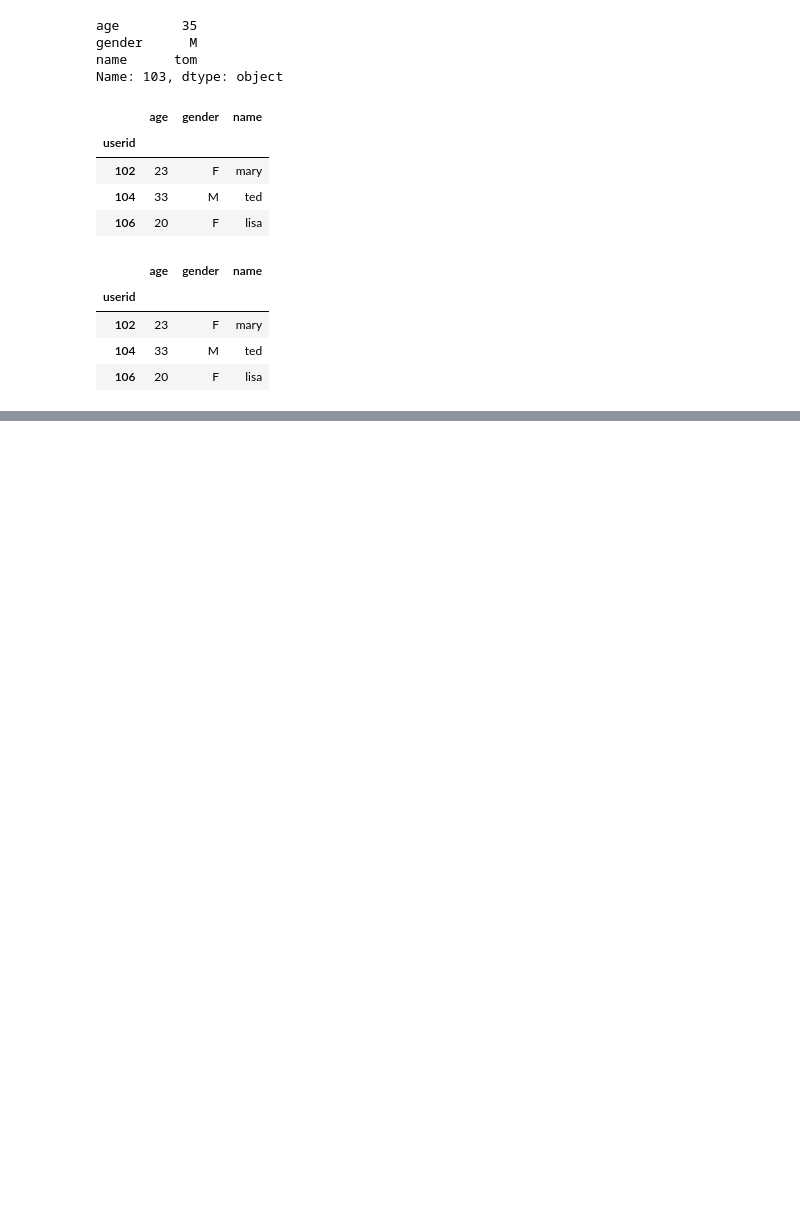
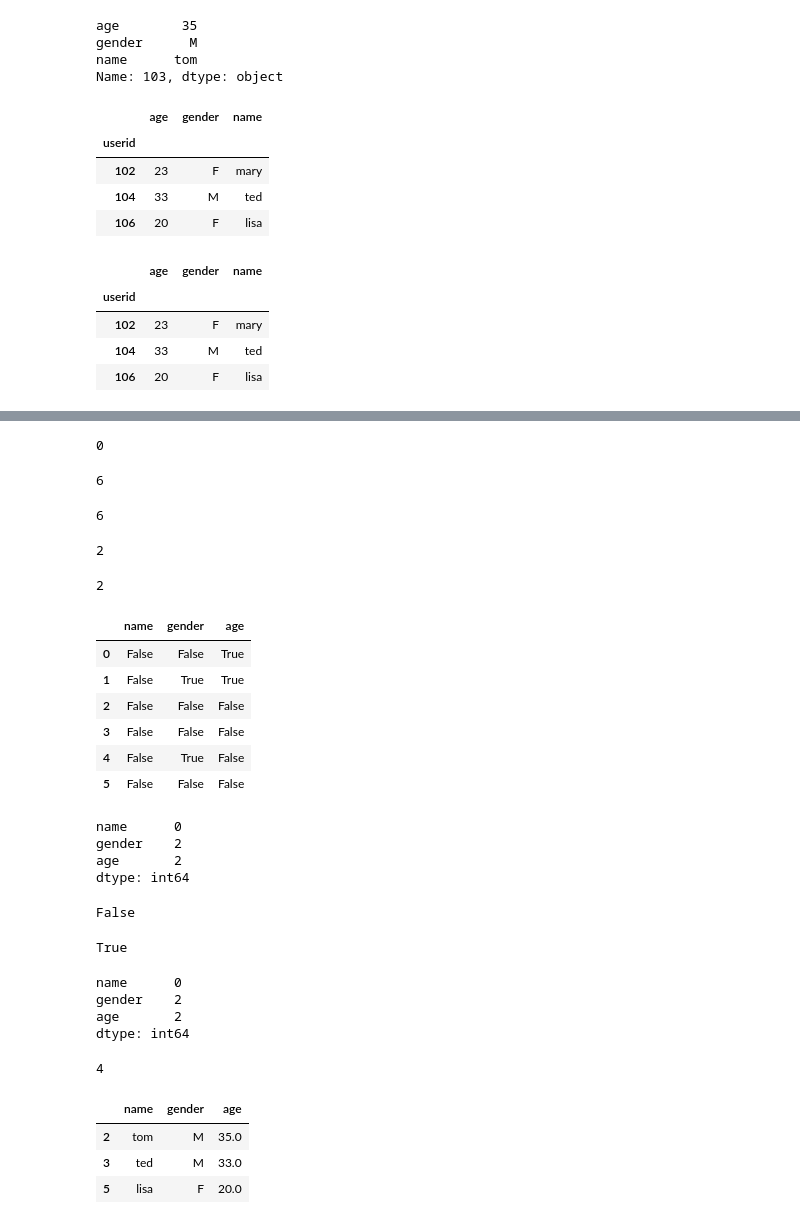
Before and after one commit to ywchiu/cdc_course, a Jupyter notebook: Demo20190508.ipynb, the cells around one changed output, grey strips where cells are left out. Drawn from its saved outputs; the diff is of its cells as text; code cells hidden in the pictures; blank space fills up the shorter version.

```diff
--- a/Demo20190508.ipynb
+++ b/Demo20190508.ipynb
@@ -916,0 +967,66 @@ df.loc[[102,104,106]]
+# %%
+df['name'].isnull().sum()
+# %% [output]
+0
+# %%
+df['name'].notnull().sum()
+# %% [output]
+6
+# %%
+# False : 0
+# True  : 1
+df['name'].notnull().sum()
+# %% [output]
+6
+# %%
+df['gender'].isnull().sum()
+# %% [output]
+2
+# %%
+df['age'].isnull().sum()
+# %% [output]
+2
+# %%
+df.isnull()
+# %% [output]
+|  | name | gender | age |
+| 0 | False | False | True |
+| 1 | False | True | True |
+| 2 | False | False | False |
+| 3 | False | False | False |
+| 4 | False | True | False |
+| 5 | False | False | False |
+# %%
+df.isnull().sum()
+# %% [output]
+name      0
+gender    2
+age       2
+dtype: int64
+# %%
+df.name.isnull().values.any()
+# %% [output]
+False
+# %%
+df.isnull().values.any()
+# %% [output]
+True
+# %%
+df.isnull().sum()
+# %% [output]
+name      0
+gender    2
+age       2
+dtype: int64
+# %%
+df.isnull().sum().sum()
+# %% [output]
+4
+# %%
+# df.dropna(inplace = True)
+df.dropna()
+# %% [output]
+|  | name | gender | age |
+| 2 | tom | M | 35.0 |
+| 3 | ted | M | 33.0 |
+| 5 | lisa | F | 20.0 |
```
Also changed, not shown: parts of 47 cells of this notebook.
